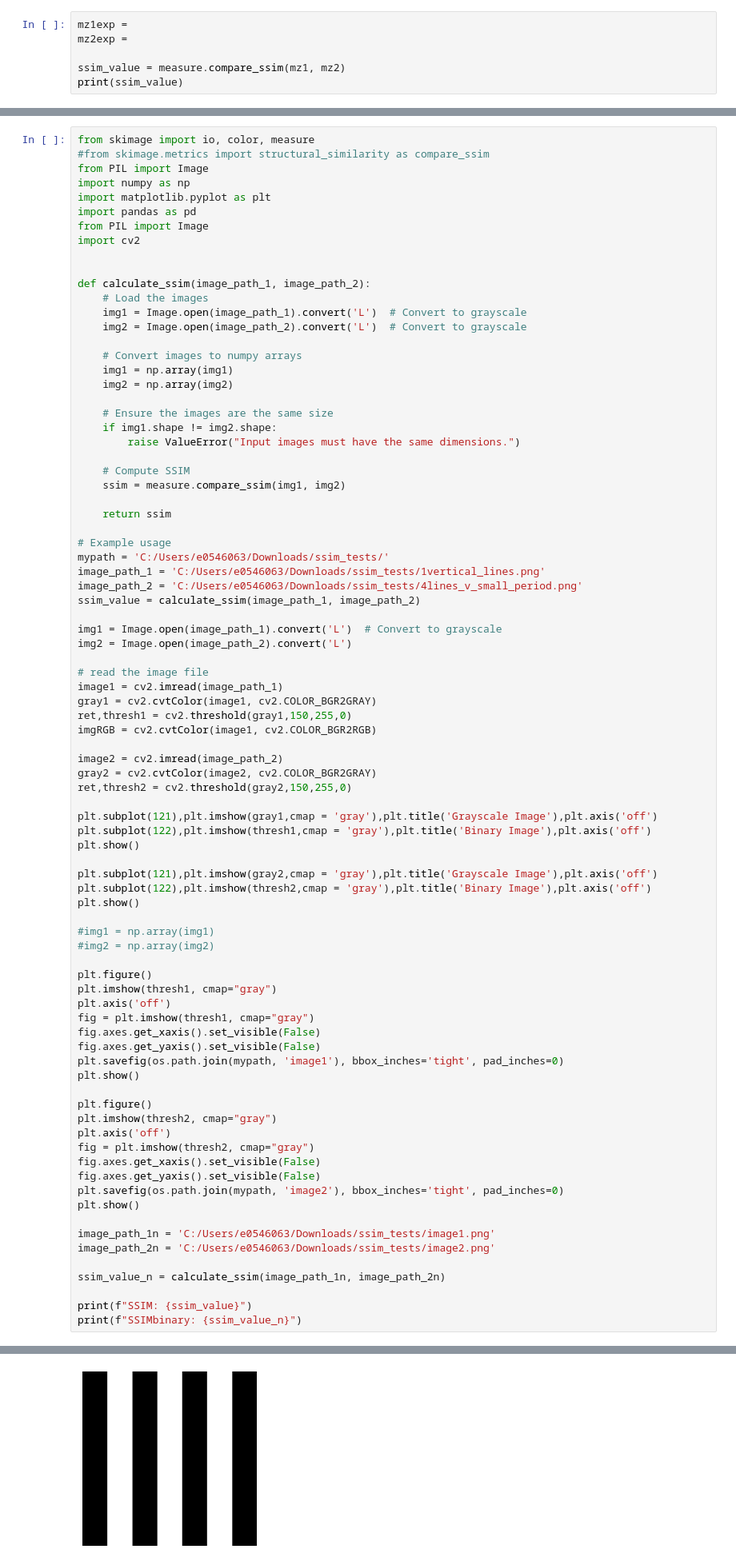
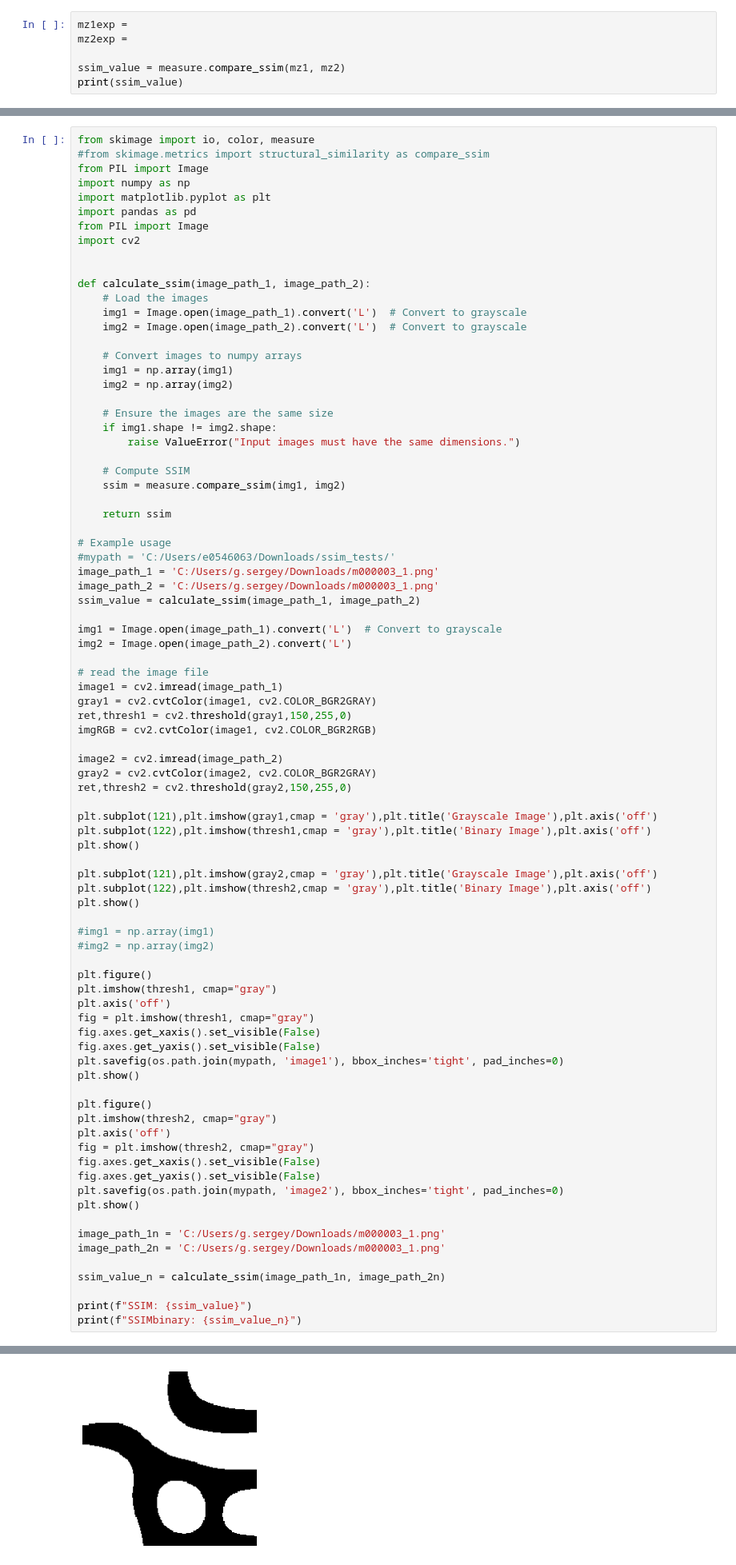
Before and after one commit to StrangerOne1/coex_sim, a Jupyter notebook: mumax3_ovf_sim.ipynb, the cells around one changed output, grey strips where cells are left out. Shown at 80% size. Cells and saved outputs as stored; diff of their text form.

```diff
--- a/mumax3_ovf_sim.ipynb
+++ b/mumax3_ovf_sim.ipynb
@@ -364,9 +372,9 @@ def calculate_ssim(image_path_1, image_path_2):
     return ssim
 
 # Example usage
-mypath = 'C:/Users/e0546063/Downloads/ssim_tests/'
-image_path_1 = 'C:/Users/e0546063/Downloads/ssim_tests/1vertical_lines.png'
-image_path_2 = 'C:/Users/e0546063/Downloads/ssim_tests/4lines_v_small_period.png'
+#mypath = 'C:/Users/e0546063/Downloads/ssim_tests/'
+image_path_1 = 'C:/Users/g.sergey/Downloads/m000003_1.png'
+image_path_2 = 'C:/Users/g.sergey/Downloads/m000003_1.png'
 ssim_value = calculate_ssim(image_path_1, image_path_2)
 
 img1 = Image.open(image_path_1).convert('L')  # Convert to grayscale
@@ -411,8 +419,8 @@ fig.axes.get_yaxis().set_visible(False)
 plt.savefig(os.path.join(mypath, 'image2'), bbox_inches='tight', pad_inches=0)
 plt.show()
 
-image_path_1n = 'C:/Users/e0546063/Downloads/ssim_tests/image1.png'
-image_path_2n = 'C:/Users/e0546063/Downloads/ssim_tests/image2.png'
+image_path_1n = 'C:/Users/g.sergey/Downloads/m000003_1.png'
+image_path_2n = 'C:/Users/g.sergey/Downloads/m000003_1.png'
 
 ssim_value_n = calculate_ssim(image_path_1n, image_path_2n)
 
@@ -424 +433 @@ print(f"SSIMbinary: {ssim_value_n}")
-[figure, old version]
+[figure, new version]
```
Also changed, not shown: parts of 7 cells of this notebook.
